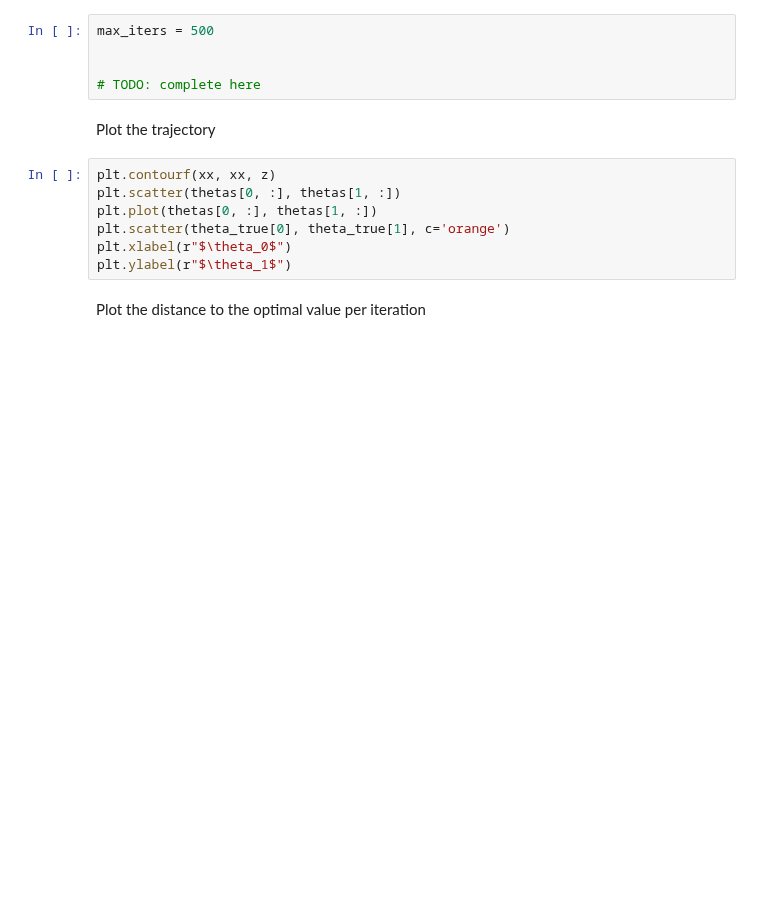
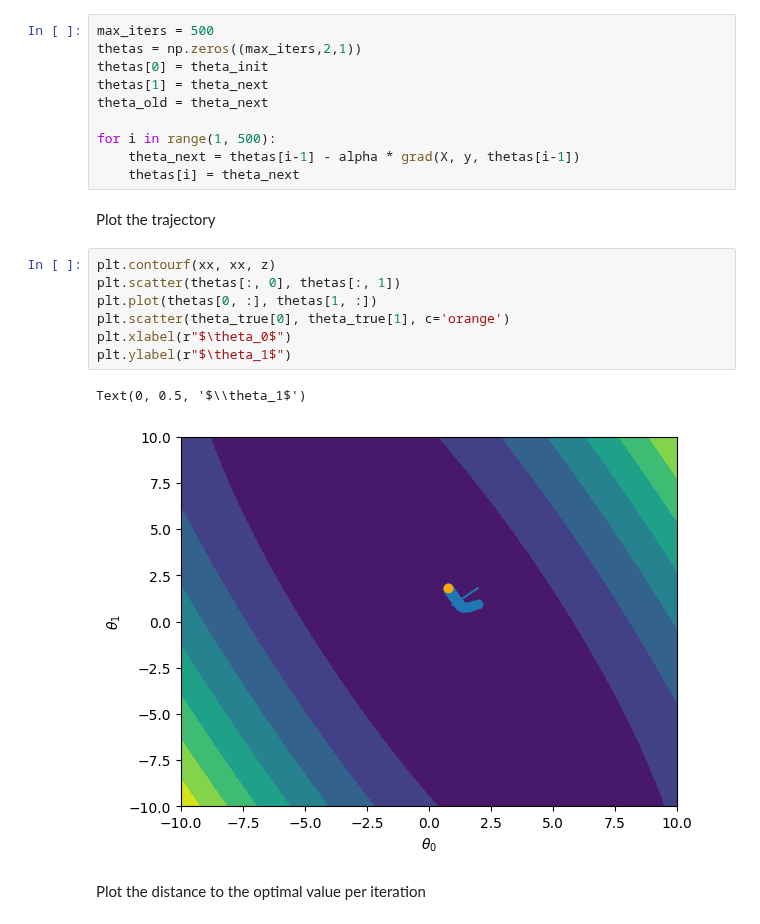
Before and after one commit to FelixFritz02/MasterKL, a Jupyter notebook: AI Numerics/Exercises/sheet01/1_linear_regression.ipynb, the cells around one changed output. Cells and saved outputs as stored; diff of their text form; blank space fills up the shorter version.

```diff
--- a/AI Numerics/Exercises/sheet01/1_linear_regression.ipynb
+++ b/AI Numerics/Exercises/sheet01/1_linear_regression.ipynb
@@ -82,18 +98,26 @@ plt.ylabel(r"$\theta_1$")
 We can then repeat the iteration until convergence (i.e., updates lead to sufficiently small decrease in the objective function). Let us start from the beginning and run a full GD.
 # %%
 max_iters = 500
+thetas = np.zeros((max_iters,2,1))
+thetas[0] = theta_init
+thetas[1] = theta_next
+theta_old = theta_next
 
-
-# TODO: complete here
+for i in range(1, 500):
+    theta_next = thetas[i-1] - alpha * grad(X, y, thetas[i-1])
+    thetas[i] = theta_next
 # %% [markdown]
 Plot the trajectory
 # %%
 plt.contourf(xx, xx, z)
-plt.scatter(thetas[0, :], thetas[1, :])
+plt.scatter(thetas[:, 0], thetas[:, 1])
 plt.plot(thetas[0, :], thetas[1, :])
 plt.scatter(theta_true[0], theta_true[1], c='orange')
 plt.xlabel(r"$\theta_0$")
 plt.ylabel(r"$\theta_1$")
+# %% [output]
+Text(0, 0.5, '$\\theta_1$')
+[figure, added]
 # %% [markdown]
 Plot the distance to the optimal value per iteration
 # %%
```
Also changed, not shown: parts of 7 cells of this notebook, 2 other files.
